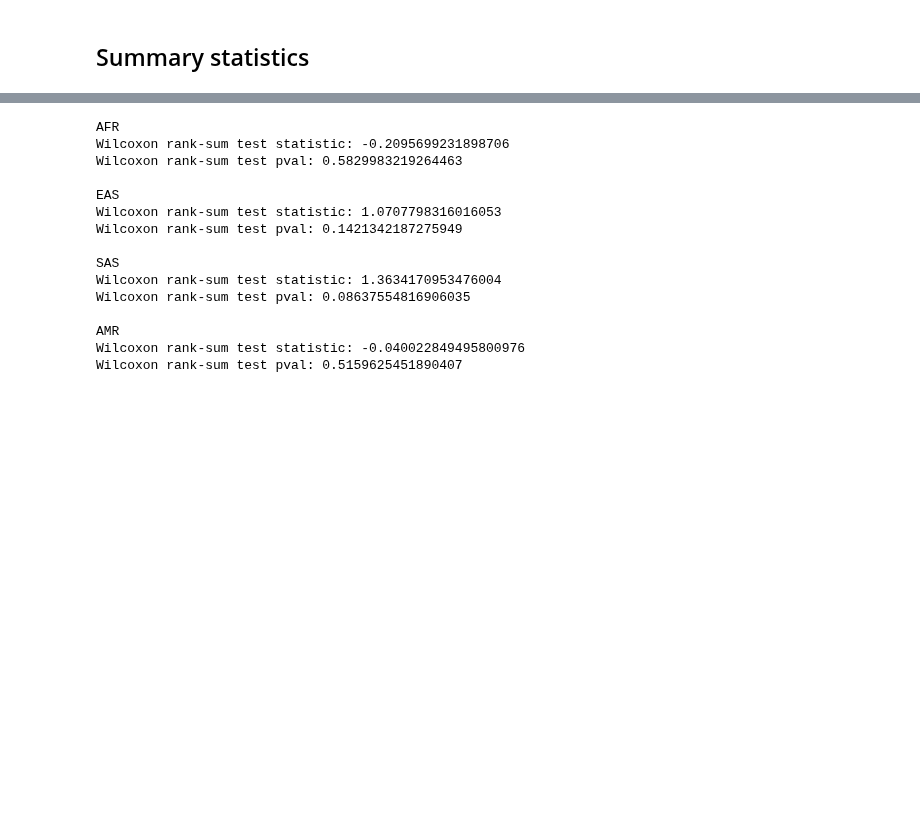
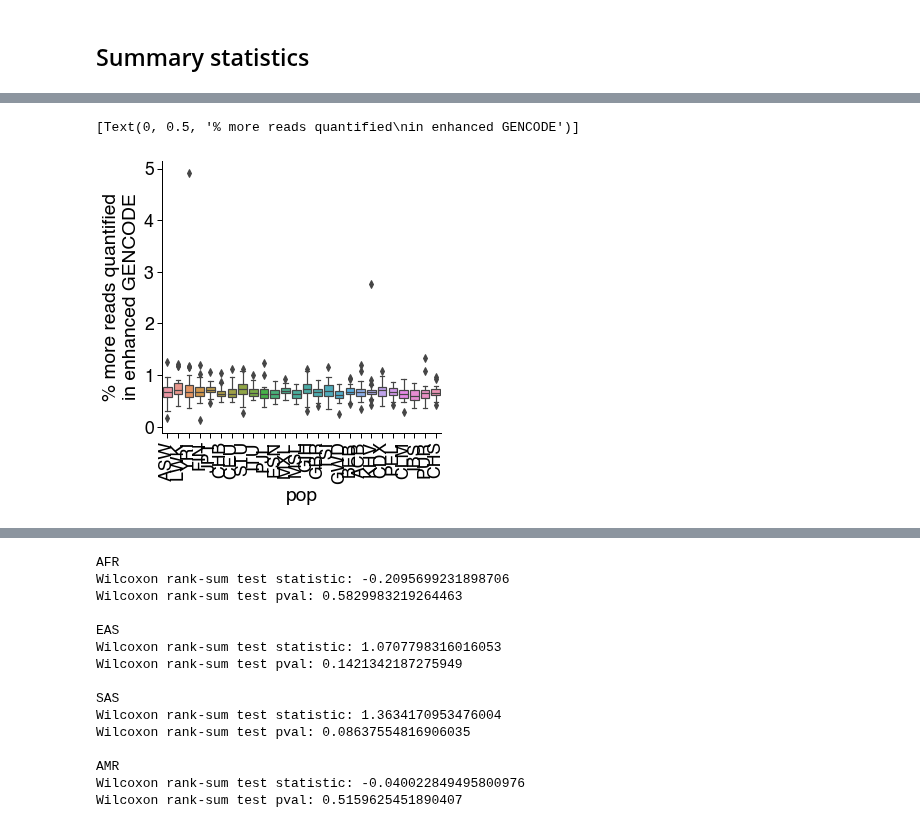
Before and after one commit to fairliereese/240903_pt, a Jupyter notebook: analysis/compare_total_mage_counts.ipynb, the cells around one changed output, grey strips where cells are left out. Saved outputs shown, nothing was run; the diff lists cells and outputs as text; code cells hidden in the pictures; blank space fills up the shorter version.

```diff
--- a/analysis/compare_total_mage_counts.ipynb
+++ b/analysis/compare_total_mage_counts.ipynb
@@ -210,0 +268,11 @@ ax.spines['top'].set_visible(False)
+# %%
+init_plot_settings()
+
+ax = sns.boxplot(df, y='perc_inc', x='pop')
+ax.spines['right'].set_visible(False)
+ax.spines['top'].set_visible(False)
+ax.tick_params(axis='x', rotation=90)
+ax.set(ylabel='% more reads quantified\nin enhanced GENCODE')
+# %% [output]
+[Text(0, 0.5, '% more reads quantified\nin enhanced GENCODE')]
+[figure, added]
```
Also changed, not shown: parts of 5 cells of this notebook, 2 other files.
